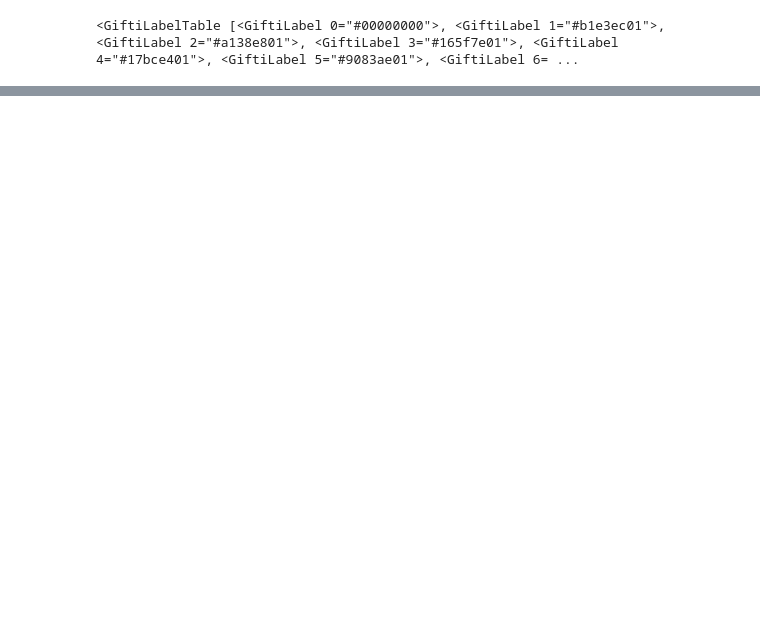
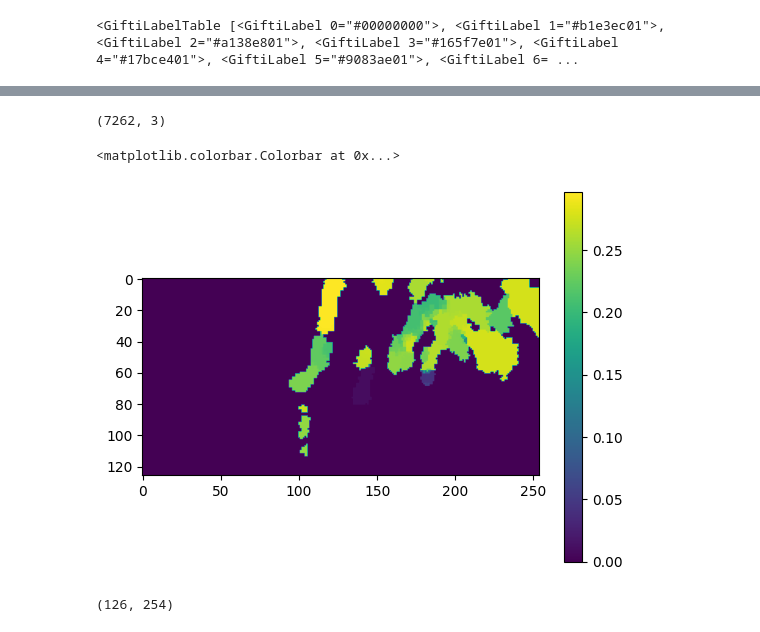
Before and after one commit to mcespedes99/HippiEEGAtlas, a Jupyter notebook: code/Hipp_Analysis.ipynb, the cells around one changed output, grey strips where cells are left out. Saved outputs shown, nothing was run; the diff lists cells and outputs as text; code cells hidden in the pictures; blank space fills up the shorter version.

Commit message:
My data vs external

```diff
--- a/code/Hipp_Analysis.ipynb
+++ b/code/Hipp_Analysis.ipynb
@@ -692,0 +1015,31 @@ list(zip([1,2], [3,4], [5,6]))
+# %%
+surf_file = '/scratch/mcesped/Results/hippunfold/batch-hippunfold/hippunfold/sub-P060/surf/sub-P060_hemi-R_space-unfold_den-0p5mm_label-hipp_midthickness.surf.gii'
+gii = nib.load(surf_file)
+vertices = gii.get_arrays_from_intent('NIFTI_INTENT_POINTSET')[0].data
+faces = gii.get_arrays_from_intent('NIFTI_INTENT_TRIANGLE')[0].data
+# %%
+vertices.shape
+# %% [output]
+(7262, 3)
+# %%
+APaxis=0
+w = 126
+s=5
+Pold = vertices[:,APaxis]
+from scipy.ndimage.filters import gaussian_filter
+from scipy.interpolate import interp1d
+from numpy.matlib import repmat
+
+
+psd = nib.load('good_psd.shape.gii').darrays[0].data
+den='0p5mm'
+label='hipp'
+psd,_,_ = utils.density_interp(den, 'unfoldiso', psd.flatten(), label, 'nearest')
+psd_good = np.reshape(psd,(w,254))
+
+# psd = gaussian_filter(psd,sigma=s)
+plt.imshow(psd_good[::-1,::-1])
+plt.colorbar()
+# %% [output]
+<matplotlib.colorbar.Colorbar at 0x...>
+[figure, added]
@@ -692,0 +1048,4 @@ list(zip([1,2], [3,4], [5,6]))
+# %%
+image_array.shape
+# %% [output]
+(126, 254)
```
Also changed, not shown: parts of 125 cells of this notebook, 3 other files.
